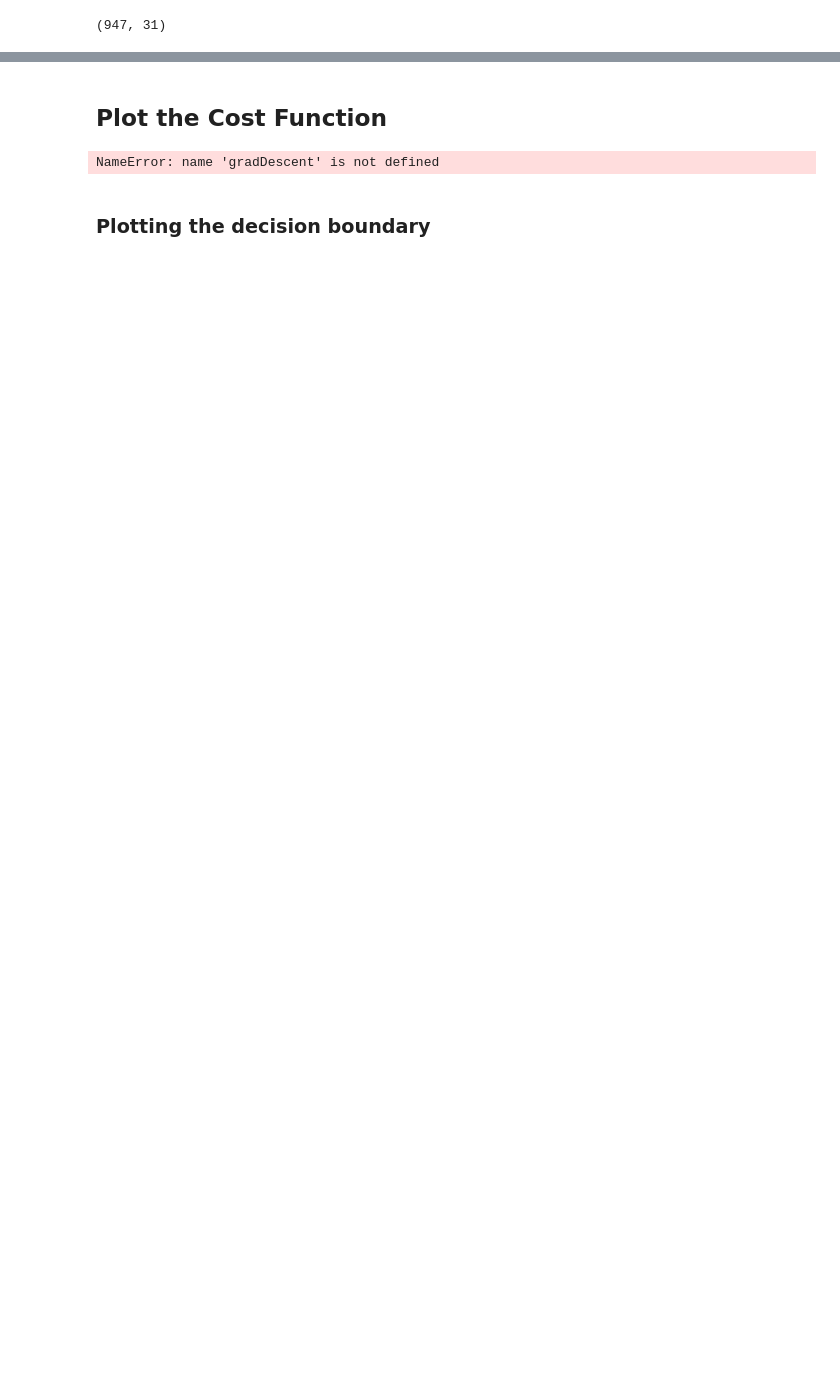
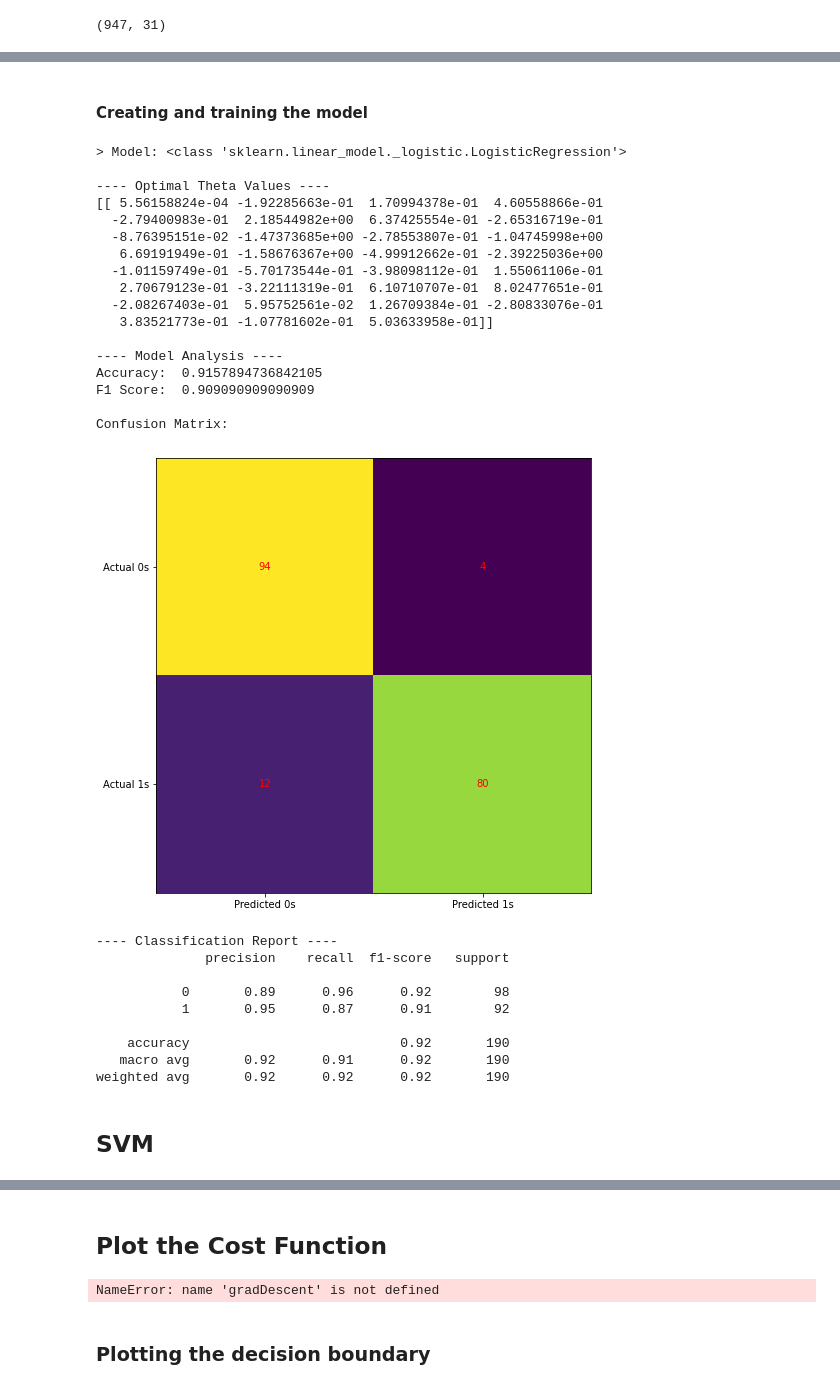
Before and after one commit to VascoRegal/creditcard-fraud-detection, a Jupyter notebook: main.ipynb, the cells around one changed output, grey strips where cells are left out. Drawn from its saved outputs; the diff is of its cells as text; code cells hidden in the pictures; blank space fills up the shorter version.

Commit message:
SVM model

```diff
--- a/main.ipynb
+++ b/main.ipynb
@@ -501,0 +397,39 @@ weighted avg       0.94      0.94      0.94       189
+# %%
+# Some helper functions
+
+def train_and_analyze(model, X, y):
+    model.fit(X, y)
+
+    print(f"> Model: {model.__class__}\n")
+
+    print("---- Optimal Theta Values ----")
+    print(model.coef_)
+
+    X_test_prediction = model.predict(X_test)
+    test_data_accuracy = accuracy_score(X_test_prediction, Y_test)
+    f1 = f1_score(Y_test, X_test_prediction)
+
+    print()
+    print("---- Model Analysis ----")
+    print('Accuracy: ', test_data_accuracy)
+    print('F1 Score: ', f1)
+
+    print()
+
+    print("Confusion Matrix: ")
+    cm = confusion_matrix(Y_test, model.predict(X_test))
+
+    fig, ax = plt.subplots(figsize=(8, 8))
+    ax.imshow(cm)
+    ax.grid(False)
+    ax.xaxis.set(ticks=(0, 1), ticklabels=('Predicted 0s', 'Predicted 1s'))
+    ax.yaxis.set(ticks=(0, 1), ticklabels=('Actual 0s', 'Actual 1s'))
+    ax.set_ylim(1.5, -0.5)
+    for i in range(2):
+        for j in range(2):
+            ax.text(j, i, cm[i, j], ha='center', va='center', color='red')
+    plt.show()
+
+    print()
+    print("---- Classification Report ----")
+    print(classification_report(Y_test, model.predict(X_test)))
@@ -501,0 +451,34 @@ weighted avg       0.94      0.94      0.94       189
+# %% [markdown]
+#### Creating and training the model
+# %%
+train_and_analyze(LogisticRegression(), X_train, Y_train)
+# %% [output]
+> Model: <class 'sklearn.linear_model._logistic.LogisticRegression'>
+
+---- Optimal Theta Values ----
+[[ 5.56158824e-04 -1.92285663e-01  1.70994378e-01  4.60558866e-01
+  -2.79400983e-01  2.18544982e+00  6.37425554e-01 -2.65316719e-01
+  -8.76395151e-02 -1.47373685e+00 -2.78553807e-01 -1.04745998e+00
+   6.69191949e-01 -1.58676367e+00 -4.99912662e-01 -2.39225036e+00
+  -1.01159749e-01 -5.70173544e-01 -3.98098112e-01  1.55061106e-01
+   2.70679123e-01 -3.22111319e-01  6.10710707e-01  8.02477651e-01
+  -2.08267403e-01  5.95752561e-02  1.26709384e-01 -2.80833076e-01
+   3.83521773e-01 -1.07781602e-01  5.03633958e-01]]
+
+---- Model Analysis ----
+Accuracy:  0.9157894736842105
+F1 Score:  0.909090909090909
+
+Confusion Matrix:
+[figure, added]
+---- Classification Report ----
+              precision    recall  f1-score   support
+
+           0       0.89      0.96      0.92        98
+           1       0.95      0.87      0.91        92
+
+    accuracy                           0.92       190
+   macro avg       0.92      0.91      0.92       190
+weighted avg       0.92      0.92      0.92       190
+# %% [markdown]
+## SVM
```
Also changed, not shown: parts of 32 cells of this notebook.
